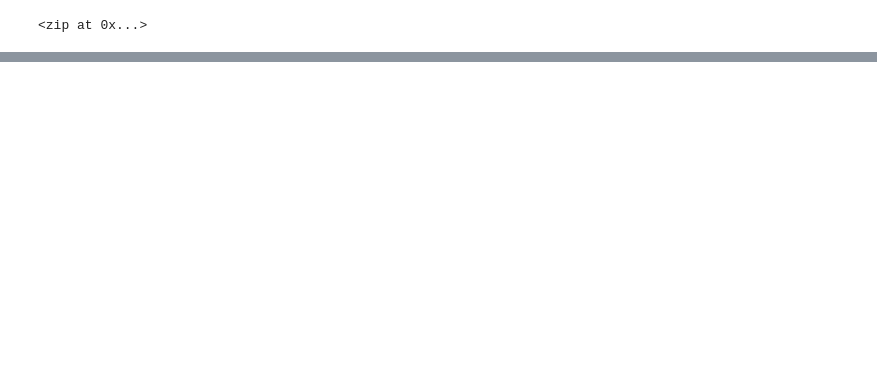
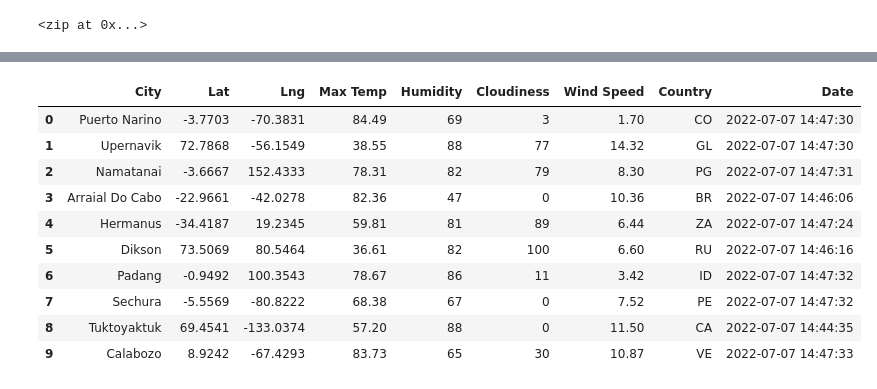
Before and after one commit to huzeyfecanbaz/World_Weather_Analysis, a Jupyter notebook: WeatherPy.ipynb, the cells around one changed output, grey strips where cells are left out. Saved outputs shown, nothing was run; the diff lists cells and outputs as text; code cells hidden in the pictures; blank space fills up the shorter version.

```diff
--- a/WeatherPy.ipynb
+++ b/WeatherPy.ipynb
@@ -5,0 +11,4 @@ import numpy as np
+# %%
+#starting URL for Weather Map API Call
+url="http://api.openweathermap.org/data/2.5/weather?units=Imperial&APPID="+ weather_api_key
+print(url)
@@ -5,0 +17,10 @@ import numpy as np
+# %%
+#create an empty list to hold the weather data
+city_data=[]
+#print beginning of the logging
+print("Beginning Data Retrieval     ")
+print('-----------------------------')
+
+#create counters
+record_count=1
+set_count=1
@@ -54,0 +147,16 @@ len(cities)
+# %%
+#convert the array of dictionaries to a pandas dataframe
+city_data_df=pd.DataFrame(city_data)
+city_data_df.head(10)
+# %% [output]
+|  | City | Lat | Lng | Max Temp | Humidity | Cloudiness | Wind Speed | Country | Date |
+| 0 | Puerto Narino | -3.7703 | -70.3831 | 84.49 | 69 | 3 | 1.70 | CO | 2022-07-07 14:47:30 |
+| 1 | Upernavik | 72.7868 | -56.1549 | 38.55 | 88 | 77 | 14.32 | GL | 2022-07-07 14:47:30 |
+| 2 | Namatanai | -3.6667 | 152.4333 | 78.31 | 82 | 79 | 8.30 | PG | 2022-07-07 14:47:31 |
+| 3 | Arraial Do Cabo | -22.9661 | -42.0278 | 82.36 | 47 | 0 | 10.36 | BR | 2022-07-07 14:46:06 |
+| 4 | Hermanus | -34.4187 | 19.2345 | 59.81 | 81 | 89 | 6.44 | ZA | 2022-07-07 14:47:24 |
+| 5 | Dikson | 73.5069 | 80.5464 | 36.61 | 82 | 100 | 6.60 | RU | 2022-07-07 14:46:16 |
+| 6 | Padang | -0.9492 | 100.3543 | 78.67 | 86 | 11 | 3.42 | ID | 2022-07-07 14:47:32 |
+| 7 | Sechura | -5.5569 | -80.8222 | 68.38 | 67 | 0 | 7.52 | PE | 2022-07-07 14:47:32 |
+| 8 | Tuktoyaktuk | 69.4541 | -133.0374 | 57.20 | 88 | 0 | 11.50 | CA | 2022-07-07 14:44:35 |
+| 9 | Calabozo | 8.9242 | -67.4293 | 83.73 | 65 | 30 | 10.87 | VE | 2022-07-07 14:47:33 |
```
Also changed, not shown: parts of 8 cells of this notebook.
